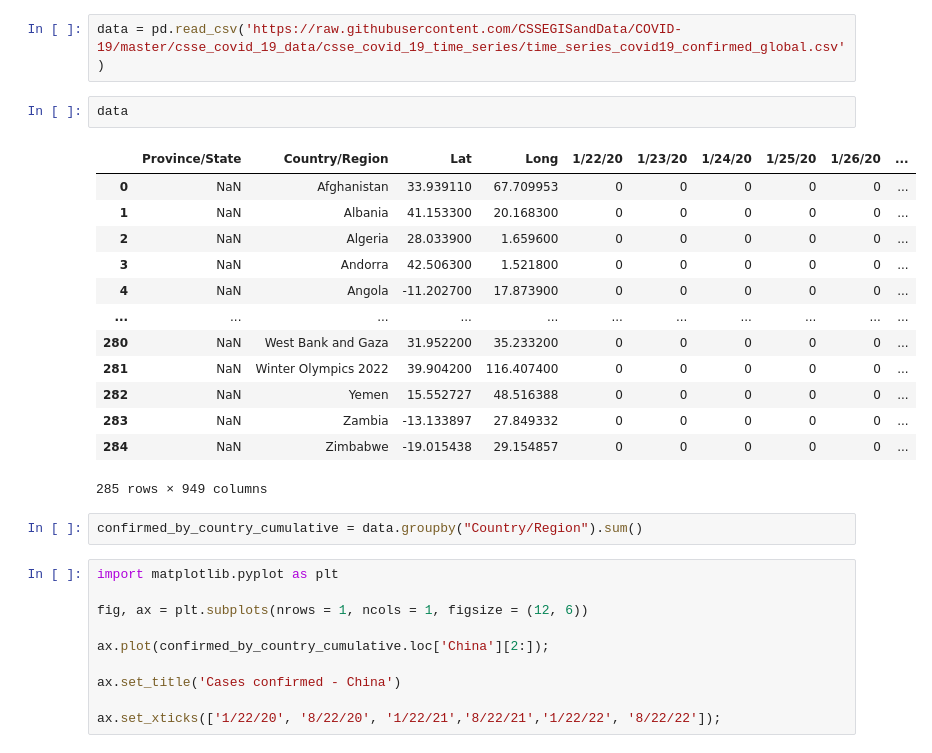
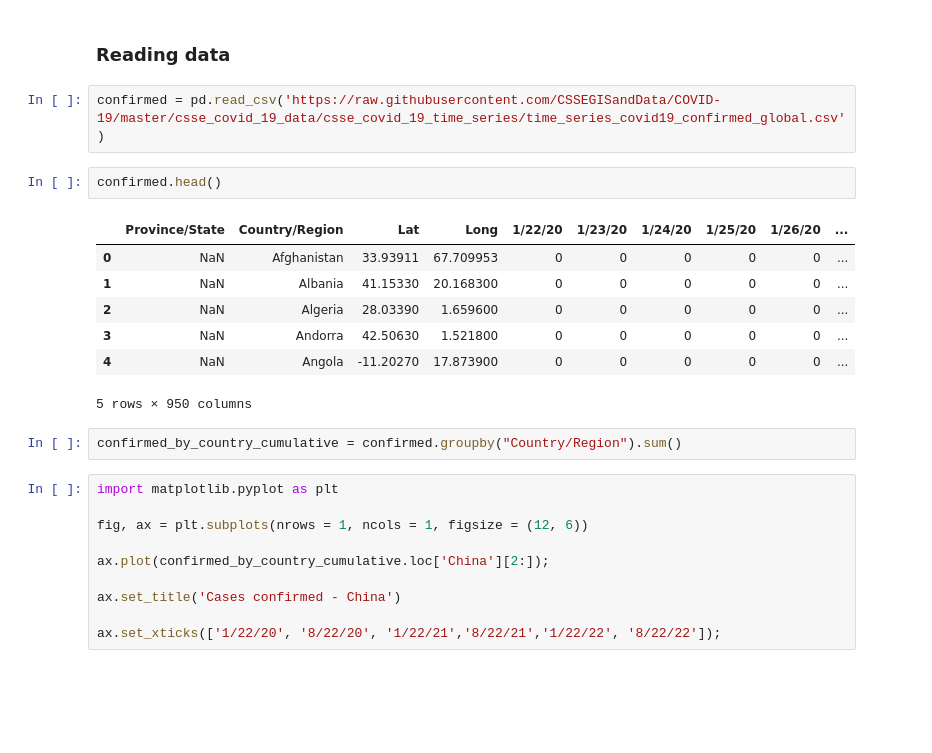
Before and after one commit to Gabriel-limadev/data_science_study, a Jupyter notebook: 11 - Data Science: análises para saúde e medicina/file_courses/case_confirmed_covid_19.ipynb, the cells around one changed output. Drawn from its saved outputs; the diff is of its cells as text; blank space fills up the shorter version.

```diff
--- a/11 - Data Science: análises para saúde e medicina/file_courses/case_confirmed_covid_19.ipynb
+++ b/11 - Data Science: análises para saúde e medicina/file_courses/case_confirmed_covid_19.ipynb
@@ -4,23 +25,19 @@ import numpy as np
+# %% [markdown]
+### Reading data
 # %%
-data = pd.read_csv('https://raw.githubusercontent.com/CSSEGISandData/COVID-19/master/csse_covid_19_data/csse_covid_19_time_series/time_series_covid19_confirmed_global.csv')
+confirmed = pd.read_csv('https://raw.githubusercontent.com/CSSEGISandData/COVID-19/master/csse_covid_19_data/csse_covid_19_time_series/time_series_covid19_confirmed_global.csv')
 # %%
-data
+confirmed.head()
 # %% [output]
 |  | Province/State | Country/Region | Lat | Long | 1/22/20 | 1/23/20 | 1/24/20 | 1/25/20 | 1/26/20 | ... |
-| 0 | NaN | Afghanistan | 33.939110 | 67.709953 | 0 | 0 | 0 | 0 | 0 | ... |
-| 1 | NaN | Albania | 41.153300 | 20.168300 | 0 | 0 | 0 | 0 | 0 | ... |
-| 2 | NaN | Algeria | 28.033900 | 1.659600 | 0 | 0 | 0 | 0 | 0 | ... |
-| 3 | NaN | Andorra | 42.506300 | 1.521800 | 0 | 0 | 0 | 0 | 0 | ... |
-| 4 | NaN | Angola | -11.202700 | 17.873900 | 0 | 0 | 0 | 0 | 0 | ... |
-| ... | ... | ... | ... | ... | ... | ... | ... | ... | ... | ... |
-| 280 | NaN | West Bank and Gaza | 31.952200 | 35.233200 | 0 | 0 | 0 | 0 | 0 | ... |
-| 281 | NaN | Winter Olympics 2022 | 39.904200 | 116.407400 | 0 | 0 | 0 | 0 | 0 | ... |
-| 282 | NaN | Yemen | 15.552727 | 48.516388 | 0 | 0 | 0 | 0 | 0 | ... |
-| 283 | NaN | Zambia | -13.133897 | 27.849332 | 0 | 0 | 0 | 0 | 0 | ... |
-| 284 | NaN | Zimbabwe | -19.015438 | 29.154857 | 0 | 0 | 0 | 0 | 0 | ... |
+| 0 | NaN | Afghanistan | 33.93911 | 67.709953 | 0 | 0 | 0 | 0 | 0 | ... |
+| 1 | NaN | Albania | 41.15330 | 20.168300 | 0 | 0 | 0 | 0 | 0 | ... |
+| 2 | NaN | Algeria | 28.03390 | 1.659600 | 0 | 0 | 0 | 0 | 0 | ... |
+| 3 | NaN | Andorra | 42.50630 | 1.521800 | 0 | 0 | 0 | 0 | 0 | ... |
+| 4 | NaN | Angola | -11.20270 | 17.873900 | 0 | 0 | 0 | 0 | 0 | ... |
-285 rows × 949 columns
+5 rows × 950 columns
 # %%
-confirmed_by_country_cumulative = data.groupby("Country/Region").sum()
+confirmed_by_country_cumulative = confirmed.groupby("Country/Region").sum()
 # %%
 import matplotlib.pyplot as plt
 
```
Also changed, not shown: parts of 21 cells of this notebook.
